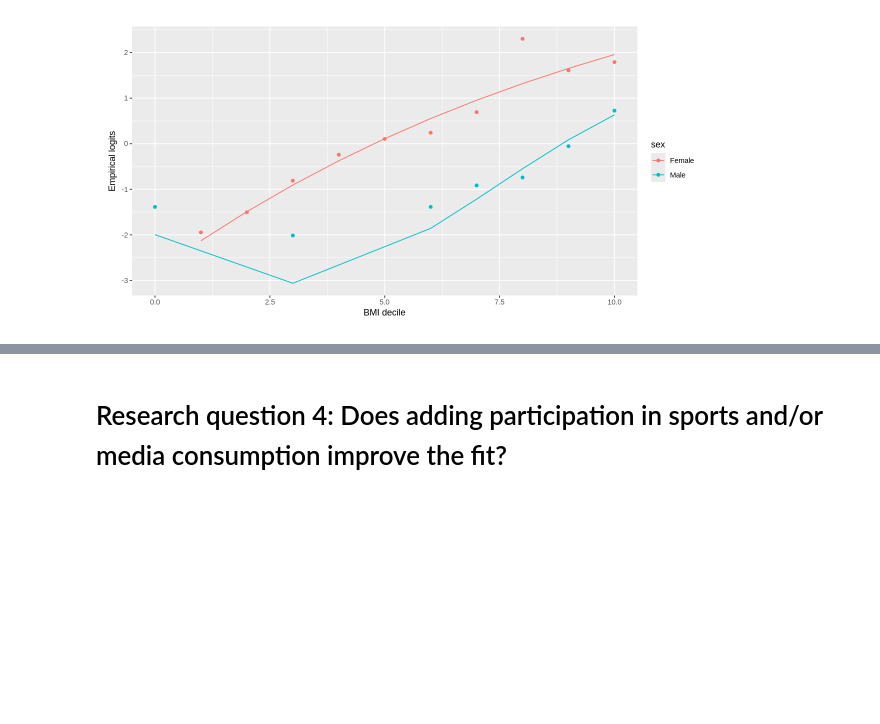
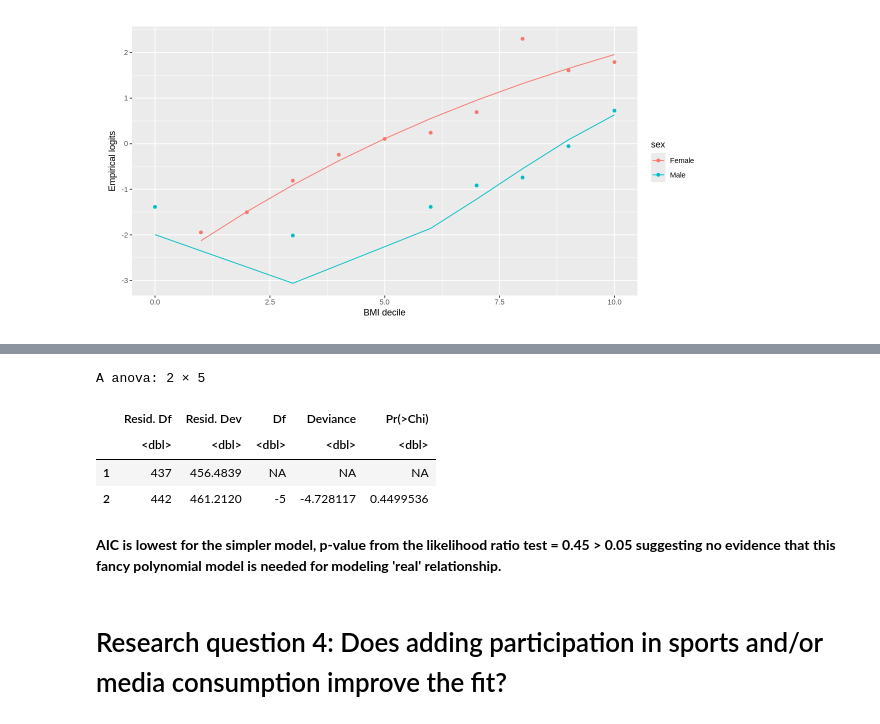
Before and after one commit to ShoSato-047/STAT380, a Jupyter notebook: STAT380_4_4_(2025)_multiple_logistic_regression.ipynb, the cells around one changed output, grey strips where cells are left out. Drawn from its saved outputs; the diff is of its cells as text; code cells hidden in the pictures; blank space fills up the shorter version.

```diff
--- a/STAT380_4_4_(2025)_multiple_logistic_regression.ipynb
+++ b/STAT380_4_4_(2025)_multiple_logistic_regression.ipynb
@@ -533,3 +566,13 @@ Your turn to model!  Consider the plot below:
+# %%
+anova(my_model_try, bmi.sex.nointeraction, test = 'Chisq')
+# %% [output]
+A anova: 2 × 5
+|  | Resid. Df | Resid. Dev | Df | Deviance | Pr(>Chi) |
+|  | <dbl> | <dbl> | <dbl> | <dbl> | <dbl> |
+| 1 | 437 | 456.4839 | NA | NA | NA |
+| 2 | 442 | 461.2120 | -5 | -4.728117 | 0.4499536 |
+# %% [markdown]
+**AIC is lowest for the simpler model, p-value from the likelihood ratio test = 0.45 > 0.05 suggesting no evidence that this fancy polynomial model is needed for modeling 'real' relationship.**
 # %% [markdown]
 # Research question 4: Does adding participation in sports and/or media consumption improve the fit?
 # %% [markdown]
```
Also changed, not shown: parts of 17 cells of this notebook.
